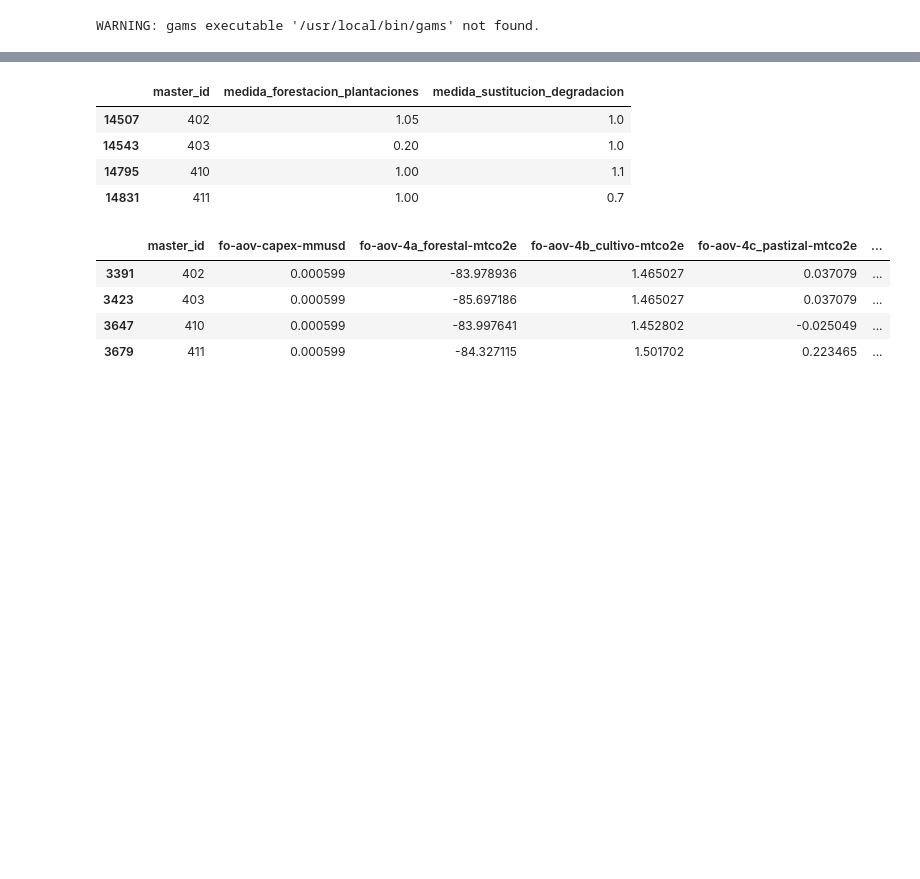
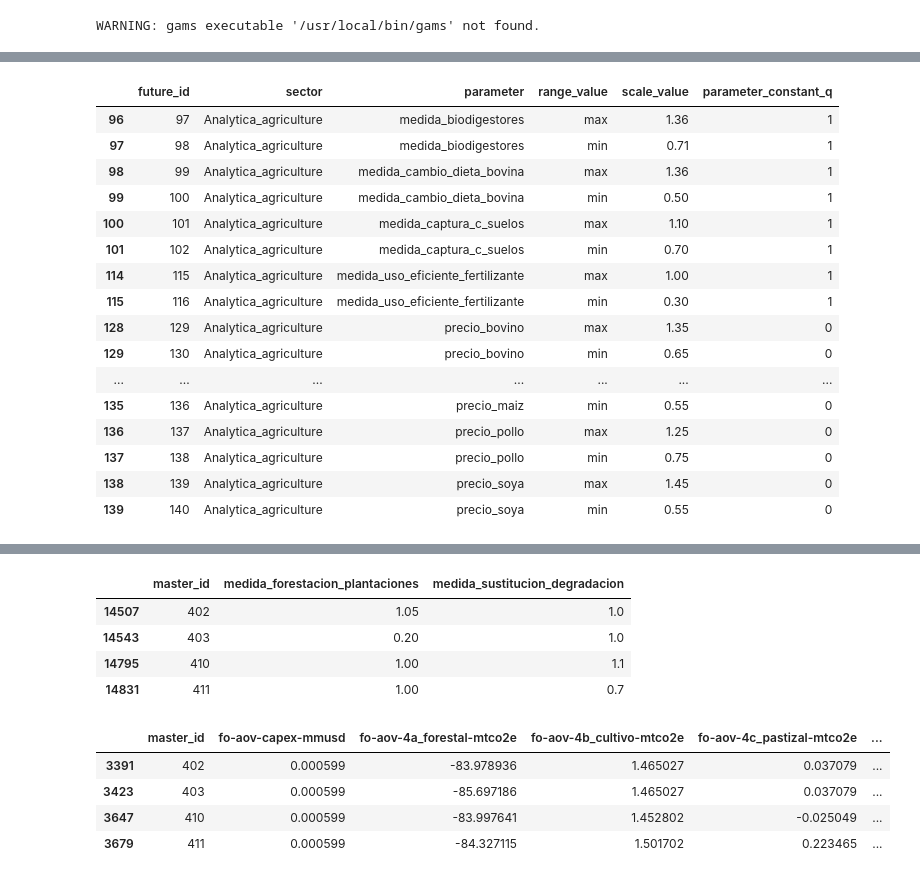
Before and after one commit to emolinaperez/MultiSector_LTS_Chile, a Jupyter notebook: python/integrate_designs_kluge_20210130.ipynb, the cells around one changed output, grey strips where cells are left out. Cells and saved outputs as stored; diff of their text form; code cells hidden in the pictures; blank space fills up the shorter version.

```diff
--- a/python/integrate_designs_kluge_20210130.ipynb
+++ b/python/integrate_designs_kluge_20210130.ipynb
@@ -123,0 +248,20 @@ df_ed = pd.read_csv(sr.fp_csv_experimental_design_msec)
+# %%
+df_fut[df_fut["future_id"].isin(futs_ag)]
+# %% [output]
+|  | future_id | sector | parameter | range_value | scale_value | parameter_constant_q |
+| 96 | 97 | Analytica_agriculture | medida_biodigestores | max | 1.36 | 1 |
+| 97 | 98 | Analytica_agriculture | medida_biodigestores | min | 0.71 | 1 |
+| 98 | 99 | Analytica_agriculture | medida_cambio_dieta_bovina | max | 1.36 | 1 |
+| 99 | 100 | Analytica_agriculture | medida_cambio_dieta_bovina | min | 0.50 | 1 |
+| 100 | 101 | Analytica_agriculture | medida_captura_c_suelos | max | 1.10 | 1 |
+| 101 | 102 | Analytica_agriculture | medida_captura_c_suelos | min | 0.70 | 1 |
+| 114 | 115 | Analytica_agriculture | medida_uso_eficiente_fertilizante | max | 1.00 | 1 |
+| 115 | 116 | Analytica_agriculture | medida_uso_eficiente_fertilizante | min | 0.30 | 1 |
+| 128 | 129 | Analytica_agriculture | precio_bovino | max | 1.35 | 0 |
+| 129 | 130 | Analytica_agriculture | precio_bovino | min | 0.65 | 0 |
+| ... | ... | ... | ... | ... | ... | ... |
+| 135 | 136 | Analytica_agriculture | precio_maiz | min | 0.55 | 0 |
+| 136 | 137 | Analytica_agriculture | precio_pollo | max | 1.25 | 0 |
+| 137 | 138 | Analytica_agriculture | precio_pollo | min | 0.75 | 0 |
+| 138 | 139 | Analytica_agriculture | precio_soya | max | 1.45 | 0 |
+| 139 | 140 | Analytica_agriculture | precio_soya | min | 0.55 | 0 |
```
Also changed, not shown: parts of 40 cells of this notebook, 11 other files.
